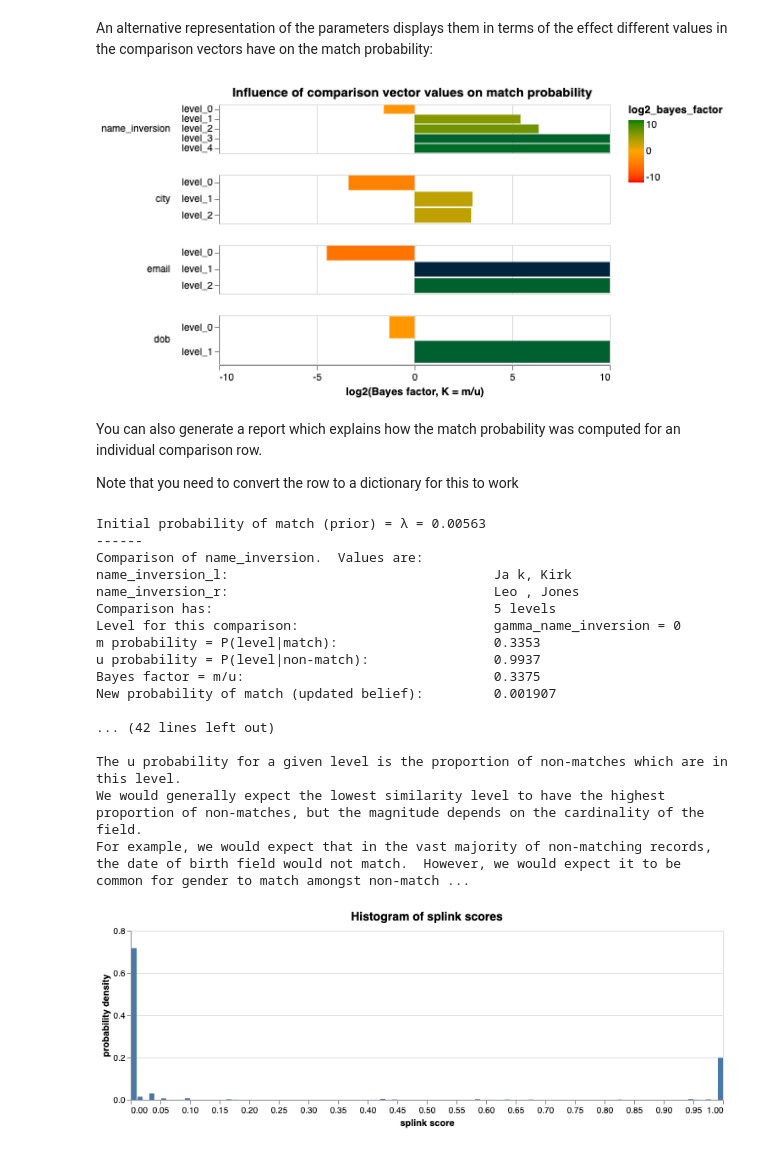
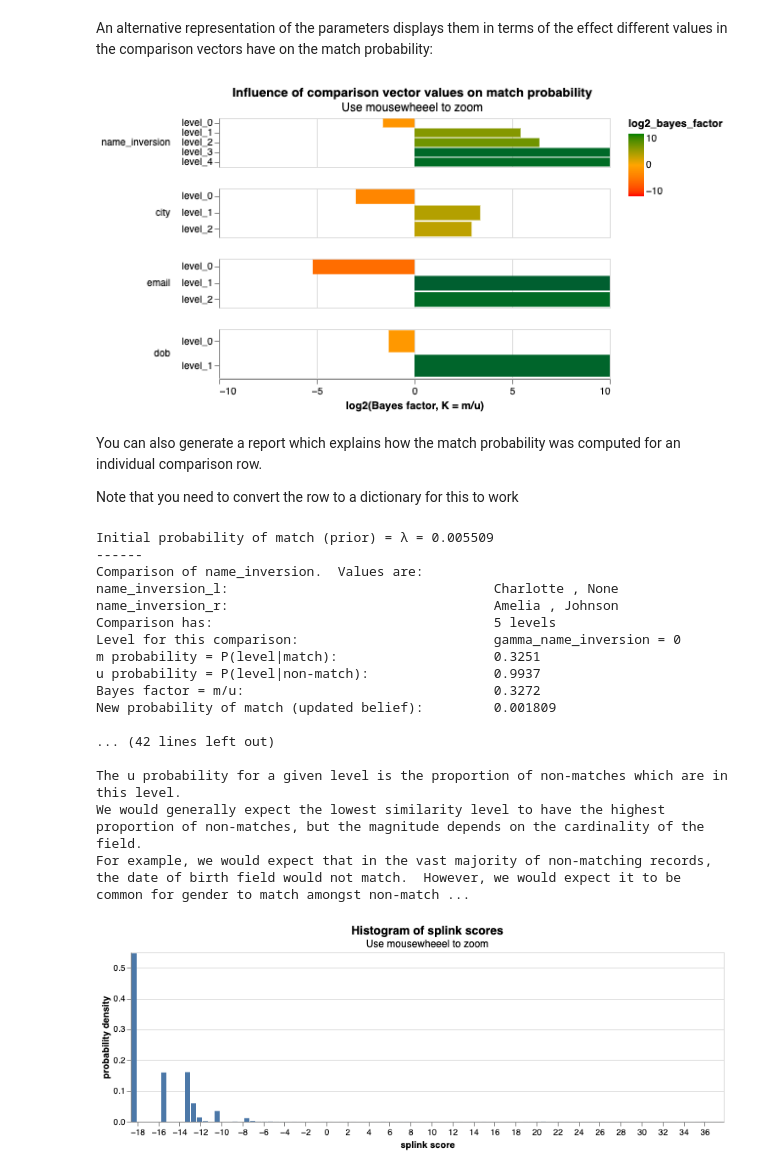
Before and after one commit to moj-analytical-services/splink_demos, a Jupyter notebook: quickstart_demo_linking.ipynb, the cells around one changed output. Cells and saved outputs as stored; diff of their text form; code cells hidden in the pictures.

```diff
--- a/quickstart_demo_linking.ipynb
+++ b/quickstart_demo_linking.ipynb
@@ -113,8 +115,9 @@ settings = {
             "col_name": "dob"
         }
     ],
-    "additional_columns_to_retain": ["group"]
-
+    "additional_columns_to_retain": ["group"],
+    "em_convergence": 0.01,
+    "max_iterations": 4,
 }
 # %% [markdown]
 In words, this setting dictionary says:
@@ -191,7 +186,7 @@ An alternative representation of the parameters displays them in terms of the ef
 # %%
 model.bayes_factor_chart()
 # %% [output]
-[figure, old version]
+[figure, new version]
 # %%
 # If charts aren't displaying correctly in your notebook, you can write them to a file (by default splink_charts.html)
 model.all_charts_write_html_file("splink_charts.html", overwrite=True)
@@ -204,17 +199,17 @@ from splink.intuition import intuition_report
 row_dict = df_e.toPandas().sample(1).to_dict(orient="records")[0]
 print(intuition_report(row_dict, model))
 # %% [output]
-Initial probability of match (prior) = λ = 0.00563
+Initial probability of match (prior) = λ = 0.005509
 ------
 Comparison of name_inversion.  Values are:
-name_inversion_l:                                  Ja k, Kirk
-name_inversion_r:                                  Leo , Jones
+name_inversion_l:                                  Charlotte , None
+name_inversion_r:                                  Amelia , Johnson
 Comparison has:                                    5 levels
 Level for this comparison:                         gamma_name_inversion = 0
-m probability = P(level|match):                    0.3353
+m probability = P(level|match):                    0.3251
 u probability = P(level|non-match):                0.9937
-Bayes factor = m/u:                                0.3375
-New probability of match (updated belief):         0.001907
+Bayes factor = m/u:                                0.3272
+New probability of match (updated belief):         0.001809
 
 ... (42 lines left out)
 
@@ -223,7 +218,6 @@ We would generally expect the lowest similarity level to have the highest propor
 For example, we would expect that in the vast majority of non-matching records, the date of birth field would not match.  However, we would expect it to be common for gender to match amongst non-match ...
 # %%
 from splink.diagnostics import splink_score_histogram
-from pyspark.sql.functions import expr
-splink_score_histogram(df_e.filter(expr('match_probability > 0.001')), spark)
+splink_score_histogram(df_e, spark, 100, "match_weight", symmetric=False)
 # %% [output]
-[figure, old version]
+[figure, new version]
```
Also changed, not shown: parts of 4 cells of this notebook, 6 other files.
